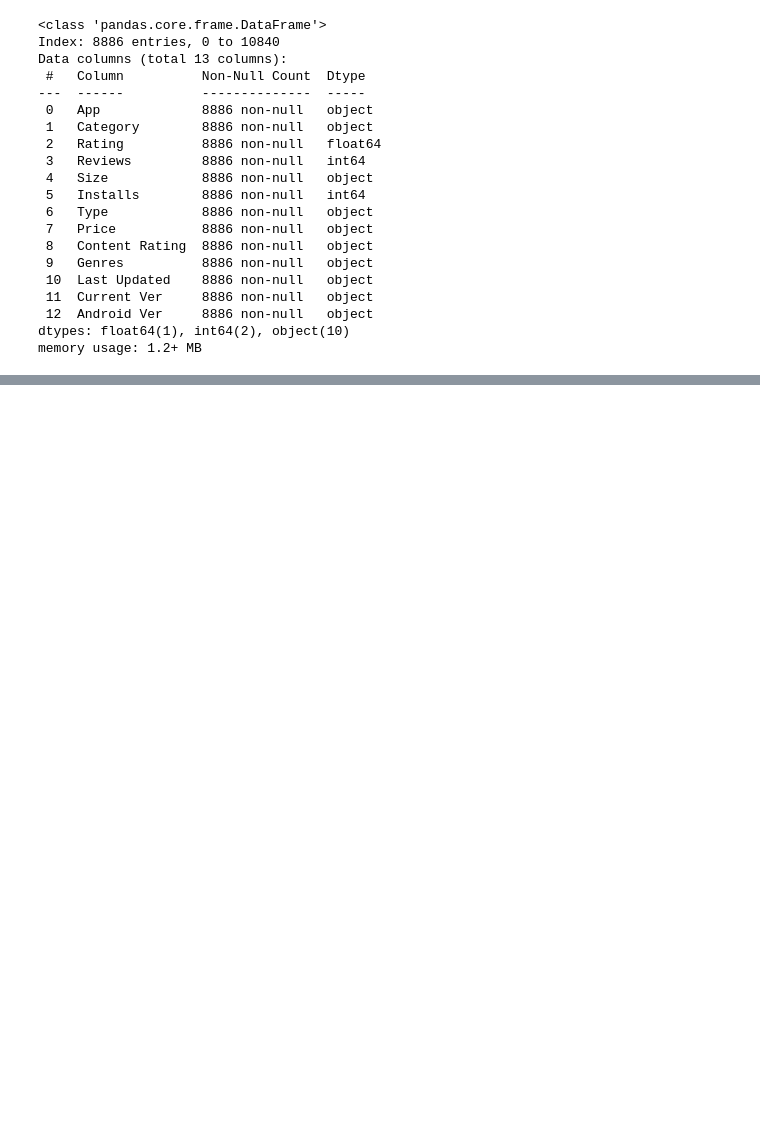
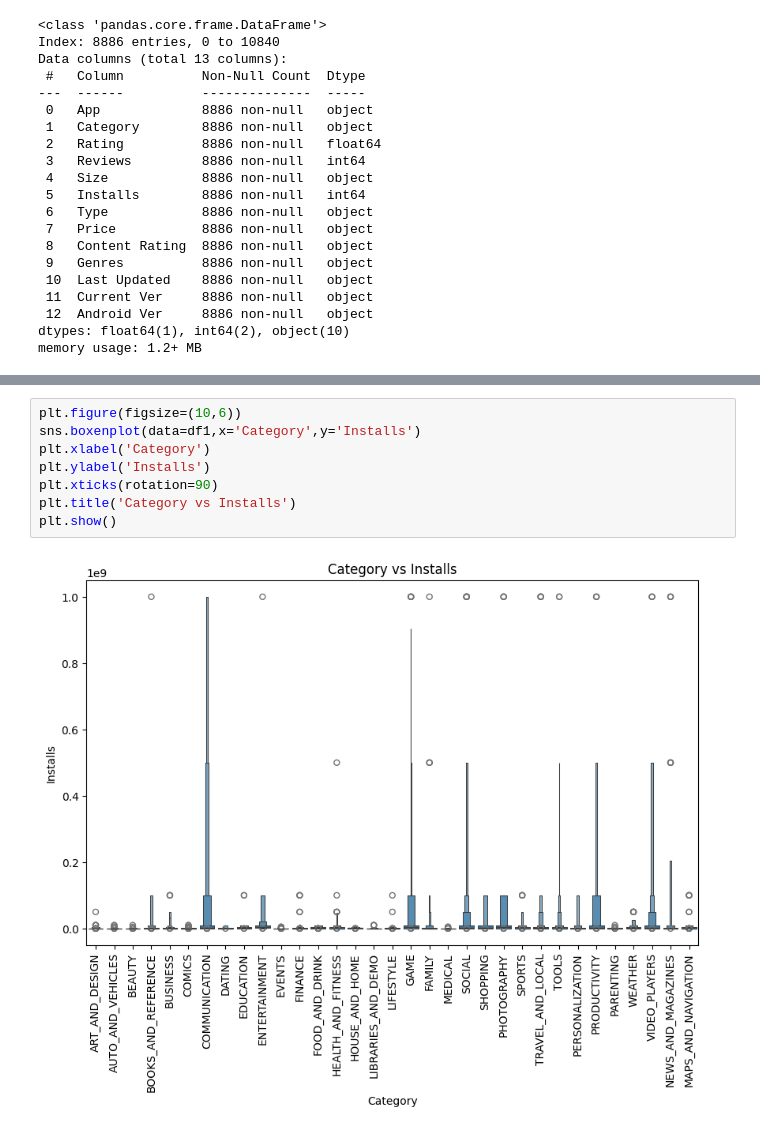
Before and after one commit to Mahdi-Miri/Data-analysis, a Jupyter notebook: GooglePlayStoreData.ipynb, the cells around one changed output, grey strips where cells are left out. Cells and saved outputs as stored; diff of their text form; blank space fills up the shorter version.

```diff
--- a/GooglePlayStoreData.ipynb
+++ b/GooglePlayStoreData.ipynb
@@ -181,0 +213,10 @@ memory usage: 1.2+ MB
+# %%
+plt.figure(figsize=(10,6))
+sns.boxenplot(data=df1,x='Category',y='Installs')
+plt.xlabel('Category')
+plt.ylabel('Installs')
+plt.xticks(rotation=90)
+plt.title('Category vs Installs')
+plt.show()
+# %% [output]
+[figure, added]
```
Also changed, not shown: parts of 3 cells of this notebook.
